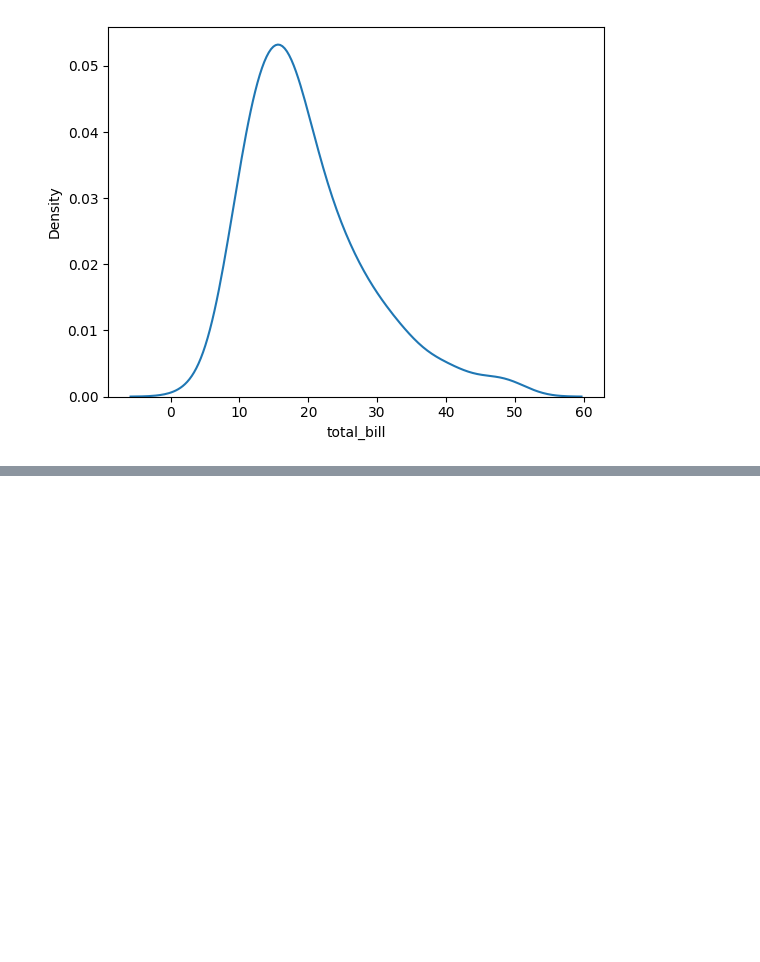
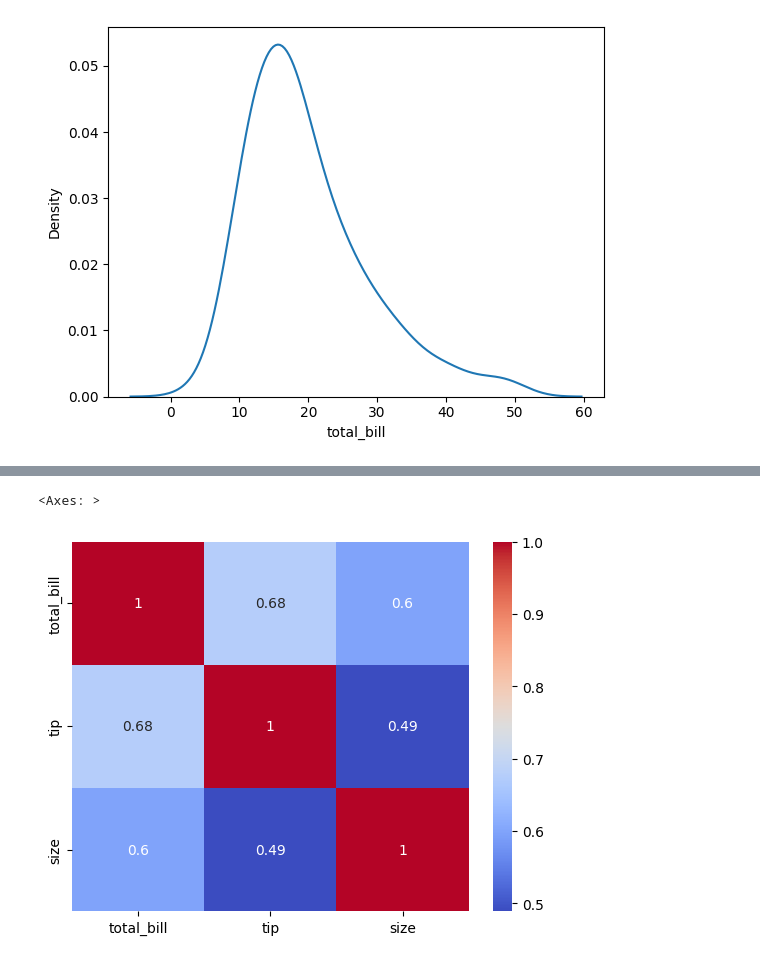
Before and after one commit to Siddhant-gupta16/data, a Jupyter notebook: basic_python1/seaborn.ipynb, the cells around one changed output, grey strips where cells are left out. Drawn from its saved outputs; the diff is of its cells as text; code cells hidden in the pictures; blank space fills up the shorter version.

```diff
--- a/basic_python1/seaborn.ipynb
+++ b/basic_python1/seaborn.ipynb
@@ -97,0 +113,5 @@ This will become an error in seaborn v0.14.0; please update your code.
+# %%
+sns.heatmap(cor,annot=True,cmap='coolwarm')
+# %% [output]
+<Axes: >
+[figure, added]
```
Also changed, not shown: parts of 5 cells of this notebook.
